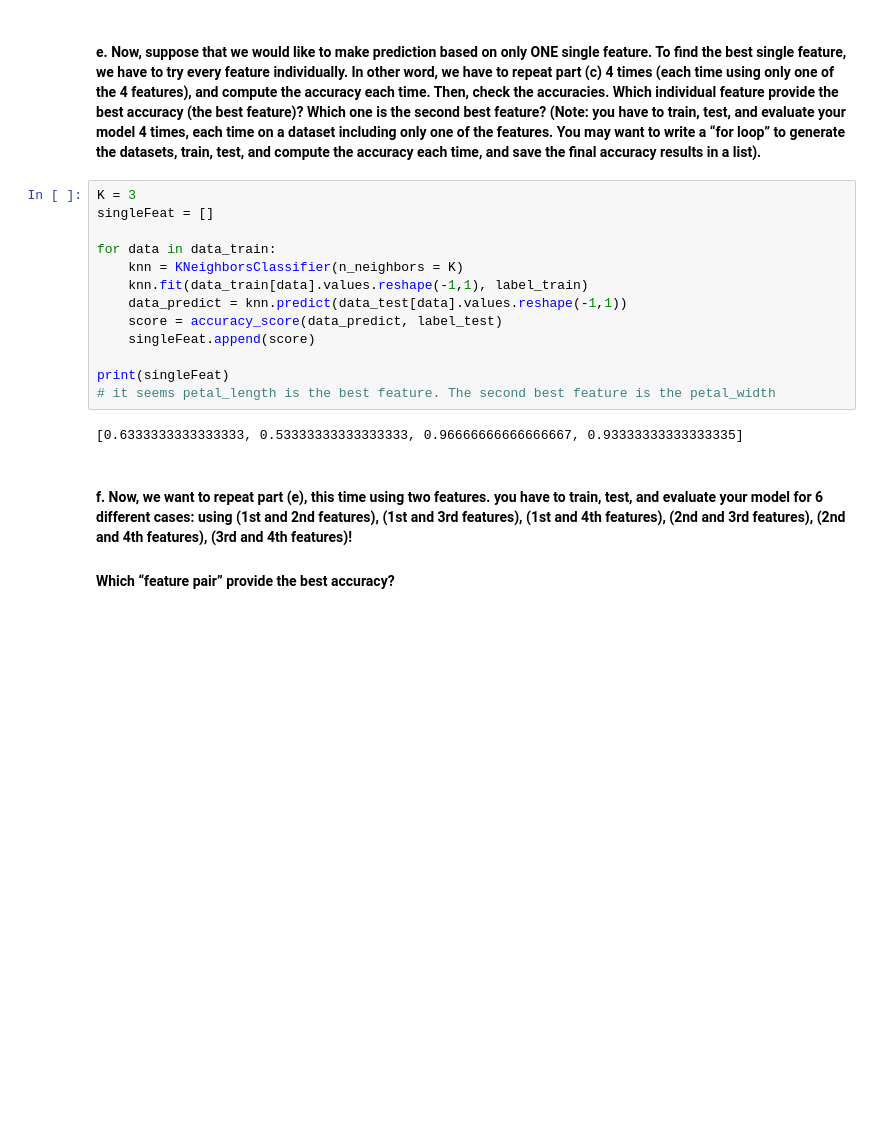
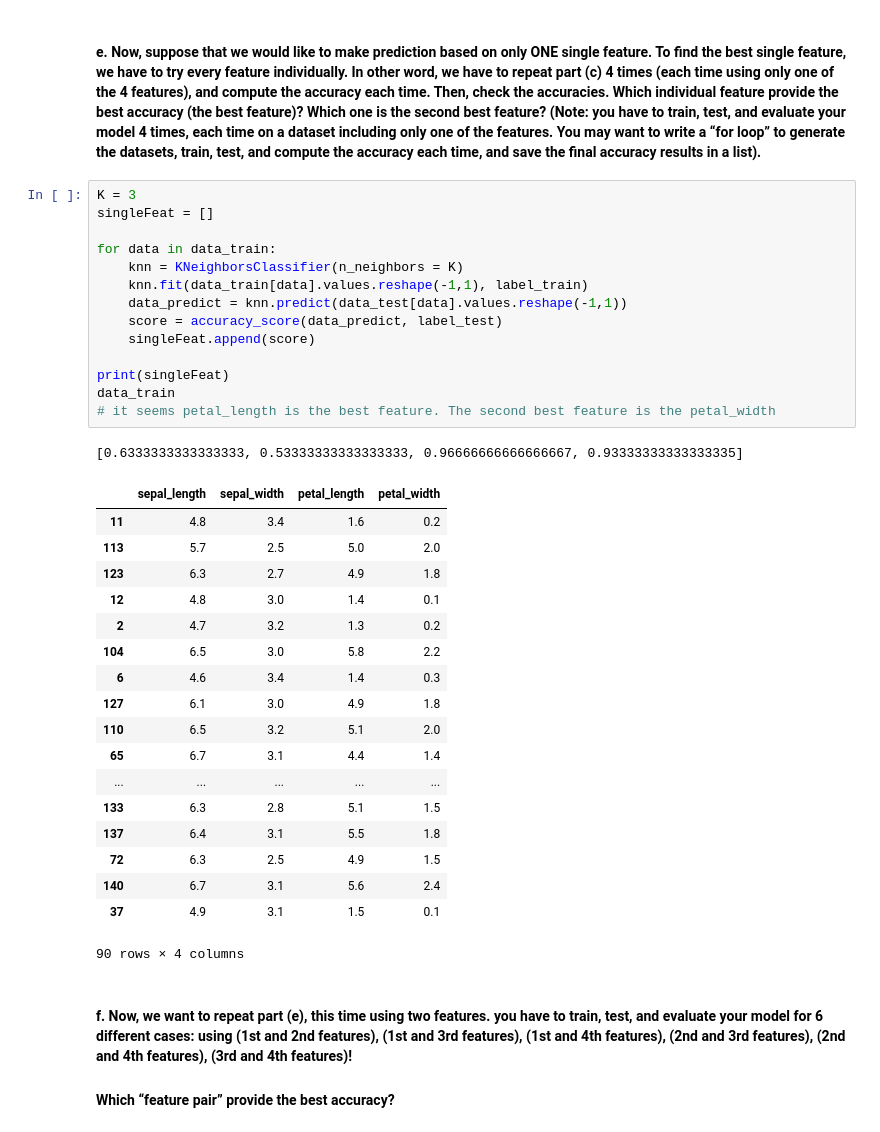
Before and after one commit to luoken/CS4661, a Jupyter notebook: Homework 2.ipynb, the cells around one changed output. Saved outputs shown, nothing was run; the diff lists cells and outputs as text; blank space fills up the shorter version.

```diff
--- a/Homework 2.ipynb
+++ b/Homework 2.ipynb
@@ -83,18 +83,37 @@ print(scores)
 # %%
 K = 3
 singleFeat = []
 
 for data in data_train:
     knn = KNeighborsClassifier(n_neighbors = K)
     knn.fit(data_train[data].values.reshape(-1,1), label_train)
     data_predict = knn.predict(data_test[data].values.reshape(-1,1))
     score = accuracy_score(data_predict, label_test)
     singleFeat.append(score)
 
 print(singleFeat)
+data_train
 # it seems petal_length is the best feature. The second best feature is the petal_width
 # %% [output]
 [0.6333333333333333, 0.53333333333333333, 0.96666666666666667, 0.93333333333333335]
+|  | sepal_length | sepal_width | petal_length | petal_width |
+| 11 | 4.8 | 3.4 | 1.6 | 0.2 |
+| 113 | 5.7 | 2.5 | 5.0 | 2.0 |
+| 123 | 6.3 | 2.7 | 4.9 | 1.8 |
+| 12 | 4.8 | 3.0 | 1.4 | 0.1 |
+| 2 | 4.7 | 3.2 | 1.3 | 0.2 |
+| 104 | 6.5 | 3.0 | 5.8 | 2.2 |
+| 6 | 4.6 | 3.4 | 1.4 | 0.3 |
+| 127 | 6.1 | 3.0 | 4.9 | 1.8 |
+| 110 | 6.5 | 3.2 | 5.1 | 2.0 |
+| 65 | 6.7 | 3.1 | 4.4 | 1.4 |
+| ... | ... | ... | ... | ... |
+| 133 | 6.3 | 2.8 | 5.1 | 1.5 |
+| 137 | 6.4 | 3.1 | 5.5 | 1.8 |
+| 72 | 6.3 | 2.5 | 4.9 | 1.5 |
+| 140 | 6.7 | 3.1 | 5.6 | 2.4 |
+| 37 | 4.9 | 3.1 | 1.5 | 0.1 |
+90 rows × 4 columns
 # %% [markdown]
 #### f. Now,	we	want	to	repeat	part	(e),	this	time	using	two	features.	you	have	to	train,	test,	and	evaluate	 your	 model	 for	 6	 different	 cases:	 using	 (1st and	 2nd features),	 (1st and	 3rd features),	(1st and	4th		features),	(2nd		and	3rd		features), (2nd and	4th features), (3rd and	4th		features)!
 
```
Also changed, not shown: parts of 3 cells of this notebook.
